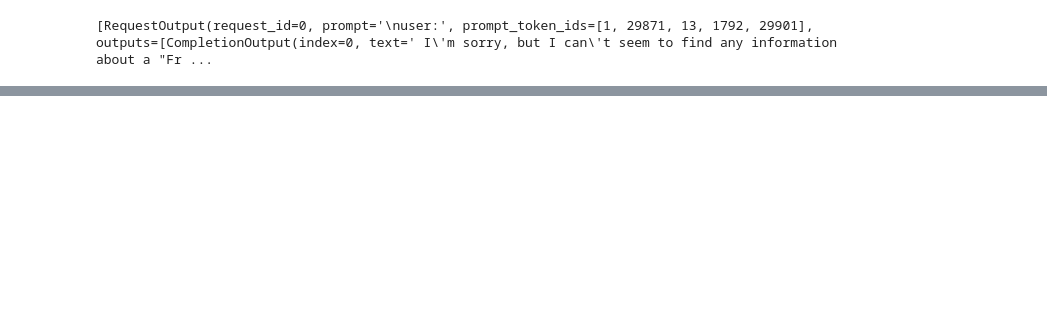
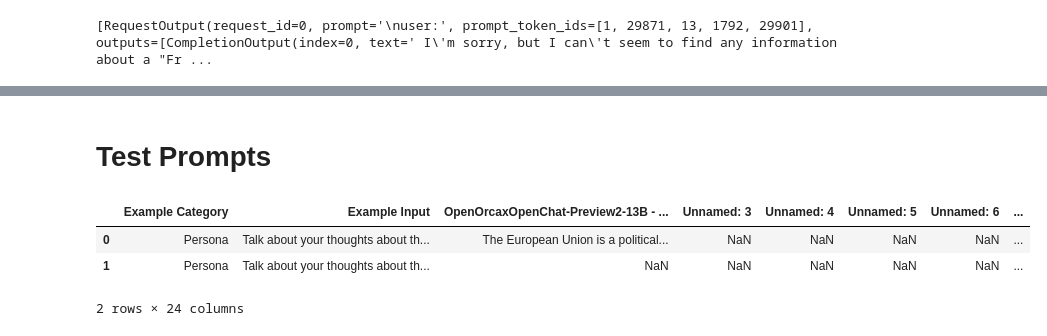
Before and after one commit to learlab/itell-chatbot, a Jupyter notebook: vllm/flows.ipynb, the cells around one changed output, grey strips where cells are left out. Cells and saved outputs as stored; diff of their text form; code cells hidden in the pictures; blank space fills up the shorter version.

```diff
--- a/vllm/flows.ipynb
+++ b/vllm/flows.ipynb
@@ -183,0 +162,12 @@ This will log the execution time of the function "my_function" when it's called.
+# %% [markdown]
+# Test Prompts
+# %%
+import pandas as pd
+
+df = pd.read_csv("Prompt testing.csv")
+df.head(2)
+# %% [output]
+|  | Example Category | Example Input | OpenOrcaxOpenChat-Preview2-13B - ... | Unnamed: 3 | Unnamed: 4 | Unnamed: 5 | Unnamed: 6 | ... |
+| 0 | Persona | Talk about your thoughts about th... | The European Union is a political... | NaN | NaN | NaN | NaN | ... |
+| 1 | Persona | Talk about your thoughts about th... | NaN | NaN | NaN | NaN | NaN | ... |
+2 rows × 24 columns
```
Also changed, not shown: parts of 10 cells of this notebook, 7 other files.
